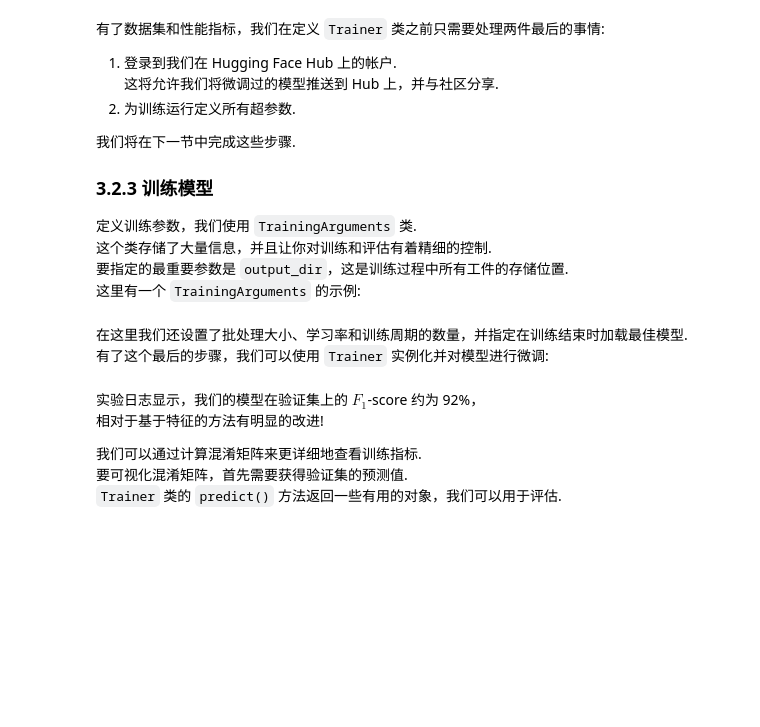
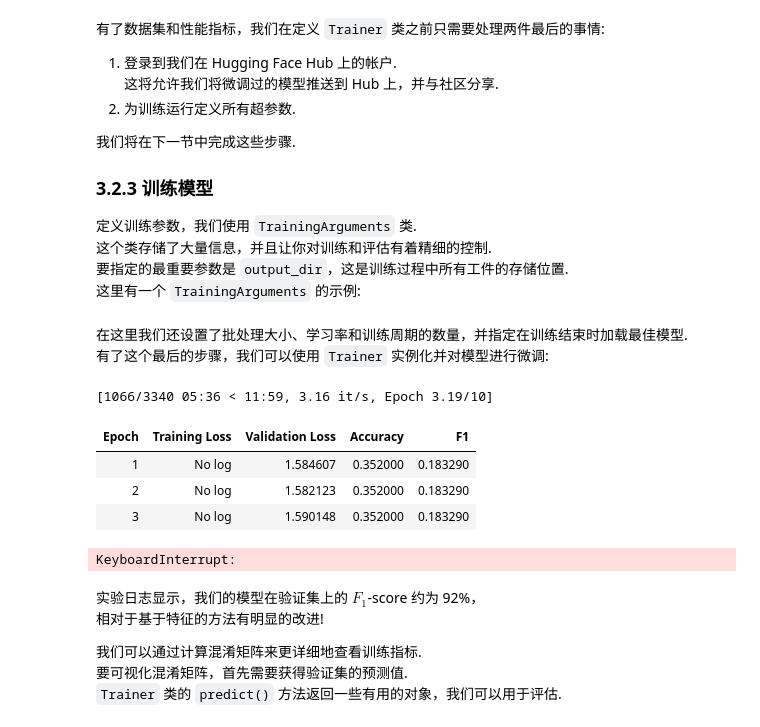
Before and after one commit to Snivallus/Introduction-to-AI-Project-02, a Jupyter notebook: project.ipynb, the cells around one changed output. Saved outputs shown, nothing was run; the diff lists cells and outputs as text; code cells hidden in the pictures; blank space fills up the shorter version.

```diff
--- a/project.ipynb
+++ b/project.ipynb
@@ -976,11 +976,19 @@ training_args = TrainingArguments(output_dir=model_name,
 # %%
 from transformers import Trainer
 
 # Instantiate the Trainer and fine-tune the model end-to-end
 trainer = Trainer(model=model, args=training_args,
                   compute_metrics=compute_metrics,
                   train_dataset=emotions_encoded["train"],
                   eval_dataset=emotions_encoded["validation"])
+trainer.train()
+# %% [output]
+[1066/3340 05:36 < 11:59, 3.16 it/s, Epoch 3.19/10]
+| Epoch | Training Loss | Validation Loss | Accuracy | F1 |
+| 1 | No log | 1.584607 | 0.352000 | 0.183290 |
+| 2 | No log | 1.582123 | 0.352000 | 0.183290 |
+| 3 | No log | 1.590148 | 0.352000 | 0.183290 |
+KeyboardInterrupt:
 # %% [markdown]
 实验日志显示，我们的模型在验证集上的 $F_1$-score 约为 92%，
 相对于基于特征的方法有明显的改进!
```
Also changed, not shown: parts of 1 cell of this notebook.
